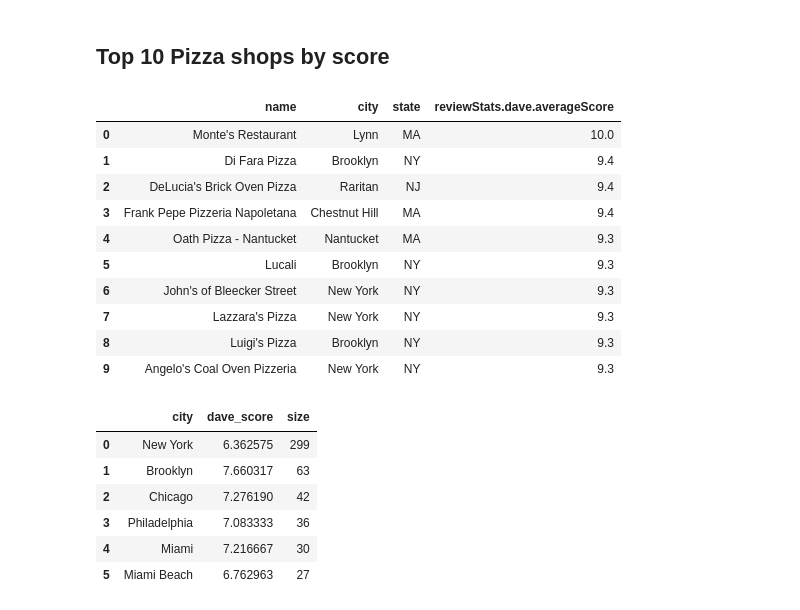
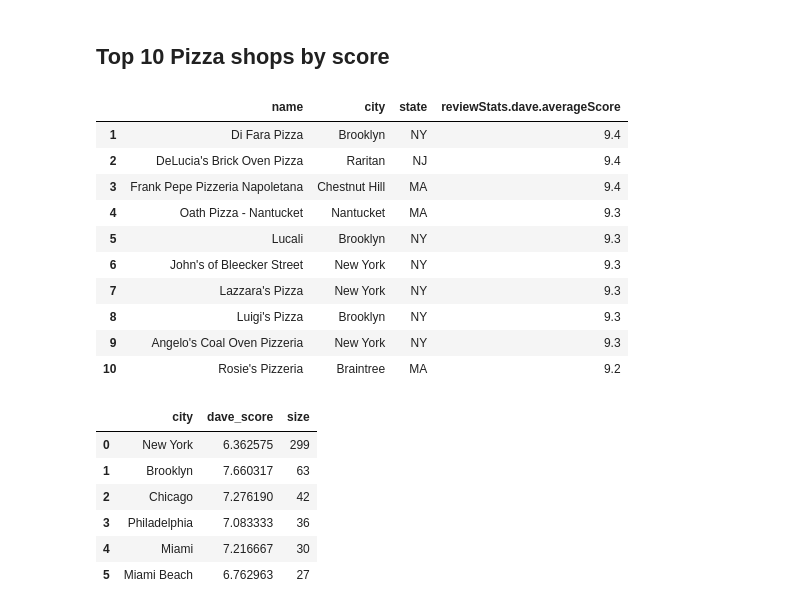
Before and after one commit to dreaminred/barstool-pizza, a Jupyter notebook: main-notebook.ipynb, the cells around one changed output. Cells and saved outputs as stored; diff of their text form; code cells hidden in the pictures.

```diff
--- a/main-notebook.ipynb
+++ b/main-notebook.ipynb
@@ -186,11 +192,10 @@ The median review score for all data is 7.3 with a standard deviation of 1.4.
 # %% [markdown]
 ## Top 10 Pizza shops by score
 # %%
-high_scores = df_reviews.sort_values(by='reviewStats.dave.averageScore', ascending=False).reset_index(drop=True)
-high_scores[['name', 'city', 'state','reviewStats.dave.averageScore']].head(10)
+high_scores = pizza_df.sort_values(by='reviewStats.dave.averageScore', ascending=False).reset_index(drop=True)
+high_scores[['name', 'city', 'state','reviewStats.dave.averageScore']].iloc[1:11]
 # %% [output]
 |  | name | city | state | reviewStats.dave.averageScore |
-| 0 | Monte's Restaurant | Lynn | MA | 10.0 |
 | 1 | Di Fara Pizza | Brooklyn | NY | 9.4 |
 | 2 | DeLucia's Brick Oven Pizza | Raritan | NJ | 9.4 |
 | 3 | Frank Pepe Pizzeria Napoletana | Chestnut Hill | MA | 9.4 |
@@ -200,6 +205,7 @@ high_scores[['name', 'city', 'state','reviewStats.dave.averageScore']].head(10)
 | 7 | Lazzara's Pizza | New York | NY | 9.3 |
 | 8 | Luigi's Pizza | Brooklyn | NY | 9.3 |
 | 9 | Angelo's Coal Oven Pizzeria | New York | NY | 9.3 |
+| 10 | Rosie's Pizzeria | Braintree | MA | 9.2 |
 # %%
 cities_df = pizza_df.groupby('city')['reviewStats.dave.averageScore'].agg(avg='mean', size='size')
 cities_df = cities_df.sort_values(by='avg', ascending=False)
```
Also changed, not shown: parts of 22 cells of this notebook, 1 other file.
